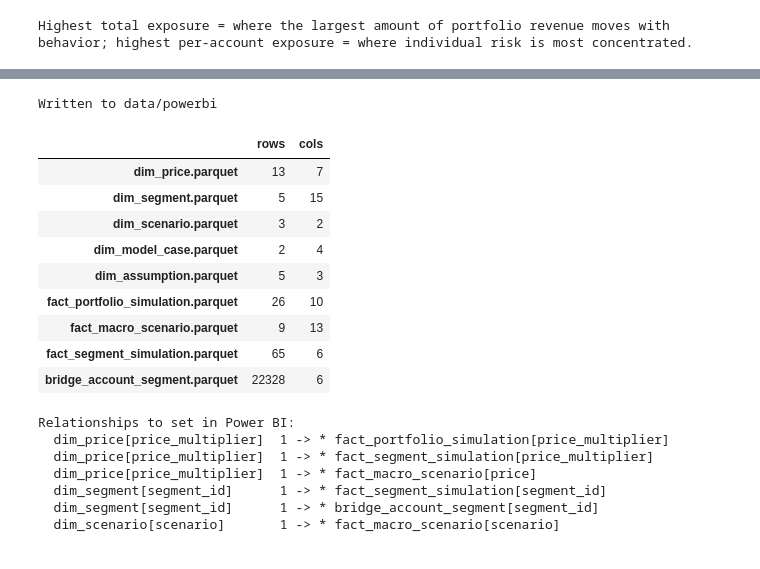
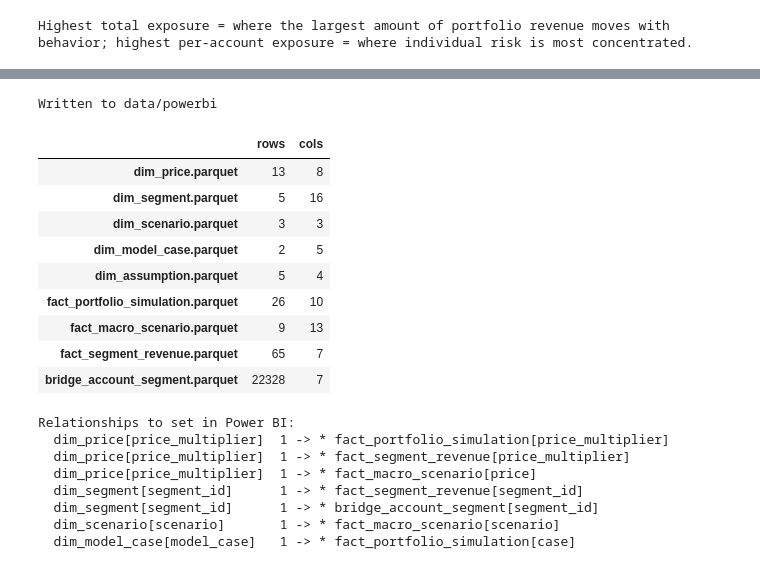
Before and after one commit to paforsey/data-science-portfolio, a Jupyter notebook: case-studies/international-roaming/international_roaming.ipynb, the cells around one changed output, grey strips where cells are left out. Saved outputs shown, nothing was run; the diff lists cells and outputs as text; code cells hidden in the pictures.

```diff
--- a/case-studies/international-roaming/international_roaming.ipynb
+++ b/case-studies/international-roaming/international_roaming.ipynb
@@ -3085,11 +3092,9 @@ def simulate(mult, n_iter=N_ITER, response_scale=1.0, depth_scale=1.0,
         idx = idx + macro_shift
         travel_mult = np.exp(0.55 * idx) * (1.0 + share_d)
 
-        # --- which trips happen: shared multiplier, independent Bernoulli ---
+        # --- which trips happen: shared multiplier, capped Bernoulli (one trip per template) ---
         p_occur = np.clip(travel_mult[MONTH] * SEASON / HIST_M, 0, 3)
         occurs = rng.random(N) < np.clip(p_occur, 0, 1)
-        extra = np.maximum(p_occur - 1.0, 0)
-        occurs = occurs | (rng.random(N) < np.clip(extra, 0, 1))
 
         # --- coverage-state draw, independent per trip ---
         u = rng.random(N)
@@ -4633,13 +4637,18 @@ display(rel.iloc[::4].round(4).rename_axis(None).rename_axis(None, axis=1))
 print(f'Portfolio (all segments): ${port.loc[1.0]:,.0f} at 1.00, ${port.loc[1.15]:,.0f} at 1.15, '
       f'${port.loc[GRID[-1]]:,.0f} at 1.20')
 
-# Cross-check against the §03 simulation's joint-sensitivity median at the same prices
+# Cross-check against the §03 simulation's joint-sensitivity median at the same prices.
+# This deterministic track applies NO occurrence thinning (it sums every template) and no
+# macro variation, so it sits well above the simulated median in level; what should match
+# is the price SHAPE and the 1.15 turnover.
 try:
     s3 = sim_sweep[sim_sweep.case == 'joint sensitivity'].set_index('price_multiplier')
     d3 = s3['median'].reindex(port.index).interpolate()
+    lvl = port.loc[1.0] / d3.loc[1.0] - 1
     print(f'§03 sim median (joint sensitivity): ${d3.loc[1.0]:,.0f} at 1.00, '
-          f'${d3.loc[1.15]:,.0f} at 1.15, ${d3.loc[GRID[-1]]:,.0f} at 1.20 '
-          f'(deterministic vs simulated -- expected to differ by a few percent).')
+          f'${d3.loc[1.15]:,.0f} at 1.15, ${d3.loc[GRID[-1]]:,.0f} at 1.20.')
+    print(f'  deterministic track is ~{lvl:.0%} higher in level (no occurrence thinning); '
+          f'both peak at 1.15.')
 except Exception as exc:
     print(f'§03 cross-check unavailable: {exc}')
 
@@ -4650,7 +4659,7 @@ best = pd.DataFrame({
     'gain at 1.20': piv.loc[GRID[-1]] - piv.loc[1.0],
     'revenue share': piv.loc[1.0] / piv.loc[1.0].sum(),
 }).round(4)
-print('\nOptimal price by segment (deterministic)')
+print('\nHighest-revenue grid price by segment (deterministic)')
 display(best.rename_axis(None))
 
 fig, ax = plt.subplots(figsize=(7, 3.6))
@@ -4951,65 +4962,72 @@ dim_model_case = pd.DataFrame({
 })
 
 dim_assumption = load('simulation_assumptions')
+RUN_ID = str(asm.get('simulation run id', 'unknown'))   # stamp every exported table
 
 # --- facts ---
 name_to_id = dict(zip(dim_segment['segment'], dim_segment['segment_id']))
-fact_segment_simulation = seg_curve.copy()
-fact_segment_simulation['segment_id'] = fact_segment_simulation['segment'].map(name_to_id)
+fact_segment_revenue = seg_curve.copy()
+fact_segment_revenue['segment_id'] = fact_segment_revenue['segment'].map(name_to_id)
 base_rev = (seg_curve[seg_curve.price_multiplier == 1.0][['segment', 'revenue']]
             .rename(columns={'revenue': 'revenue_at_base'}))
-fact_segment_simulation = fact_segment_simulation.merge(base_rev, on='segment', how='left')
-fact_segment_simulation['revenue_vs_base'] = (fact_segment_simulation['revenue']
-                                              - fact_segment_simulation['revenue_at_base'])
+fact_segment_revenue = fact_segment_revenue.merge(base_rev, on='segment', how='left')
+fact_segment_revenue['revenue_vs_base'] = (fact_segment_revenue['revenue']
+                                              - fact_segment_revenue['revenue_at_base'])
 
 fact_portfolio_simulation = sim_sweep.copy()
 fact_macro_scenario = scen.copy()
 
 bridge_account_segment = seg[['account_id', 'cluster', 'segment', 'revenue',
                               'baseline_risk', 'response_span']].rename(
     columns={'cluster': 'segment_id'})
 
-BI = DATA.parent / 'powerbi'
-written = save_tables({
-    'dim_price': dim_price,
-    'dim_segment': dim_segment,
-    'dim_scenario': dim_scenario,
-    'dim_model_case': dim_model_case,
-    'dim_assumption': dim_assumption,
+# Every table carries the same simulation-run identifier (dim_assumption already has it
+# as a row; the two §03 fact tables already carry the column).
+_tables = {
+    'dim_price': dim_price, 'dim_segment': dim_segment, 'dim_scenario': dim_scenario,
+    'dim_model_case': dim_model_case, 'dim_assumption': dim_assumption,
     'fact_portfolio_simulation': fact_portfolio_simulation,
     'fact_macro_scenario': fact_macro_scenario,
-    'fact_segment_simulation': fact_segment_simulation,
+    'fact_segment_revenue': fact_segment_revenue,
     'bridge_account_segment': bridge_account_segment,
-}, dest=BI, with_cols=True)
+}
+for _n, _df in _tables.items():
+    if 'run_id' not in _df.columns:
+        _df['run_id'] = RUN_ID
+
+BI = DATA.parent / 'powerbi'
+written = save_tables(_tables, dest=BI, with_cols=True)
 
 print(f'Written to {BI}')
 display(written)
 print('Relationships to set in Power BI:')
 print('  dim_price[price_multiplier]  1 -> * fact_portfolio_simulation[price_multiplier]')
-print('  dim_price[price_multiplier]  1 -> * fact_segment_simulation[price_multiplier]')
+print('  dim_price[price_multiplier]  1 -> * fact_segment_revenue[price_multiplier]')
 print('  dim_price[price_multiplier]  1 -> * fact_macro_scenario[price]')
-print('  dim_segment[segment_id]      1 -> * fact_segment_simulation[segment_id]')
+print('  dim_segment[segment_id]      1 -> * fact_segment_revenue[segment_id]')
 print('  dim_segment[segment_id]      1 -> * bridge_account_segment[segment_id]')
 print('  dim_scenario[scenario]       1 -> * fact_macro_scenario[scenario]')
+print('  dim_model_case[model_case]   1 -> * fact_portfolio_simulation[case]')
 # %% [output]
 Written to data/powerbi
 |  | rows | cols |
-| dim_price.parquet | 13 | 7 |
-| dim_segment.parquet | 5 | 15 |
-| dim_scenario.parquet | 3 | 2 |
-| dim_model_case.parquet | 2 | 4 |
-| dim_assumption.parquet | 5 | 3 |
+| dim_price.parquet | 13 | 8 |
+| dim_segment.parquet | 5 | 16 |
+| dim_scenario.parquet | 3 | 3 |
+| dim_model_case.parquet | 2 | 5 |
+| dim_assumption.parquet | 5 | 4 |
 | fact_portfolio_simulation.parquet | 26 | 10 |
 | fact_macro_scenario.parquet | 9 | 13 |
-| fact_segment_simulation.parquet | 65 | 6 |
-| bridge_account_segment.parquet | 22328 | 6 |
+| fact_segment_revenue.parquet | 65 | 7 |
+| bridge_account_segment.parquet | 22328 | 7 |
 Relationships to set in Power BI:
   dim_price[price_multiplier]  1 -> * fact_portfolio_simulation[price_multiplier]
-  dim_price[price_multiplier]  1 -> * fact_segment_simulation[price_multiplier]
+  dim_price[price_multiplier]  1 -> * fact_segment_revenue[price_multiplier]
   dim_price[price_multiplier]  1 -> * fact_macro_scenario[price]
-  dim_segment[segment_id]      1 -> * fact_segment_simulation[segment_id]
+  dim_segment[segment_id]      1 -> * fact_segment_revenue[segment_id]
   dim_segment[segment_id]      1 -> * bridge_account_segment[segment_id]
   dim_scenario[scenario]       1 -> * fact_macro_scenario[scenario]
+  dim_model_case[model_case]   1 -> * fact_portfolio_simulation[case]
 # %%
 # Define Power BI Measures
 measures = pd.DataFrame({
```
Also changed, not shown: parts of 31 cells of this notebook, 13 other files.
